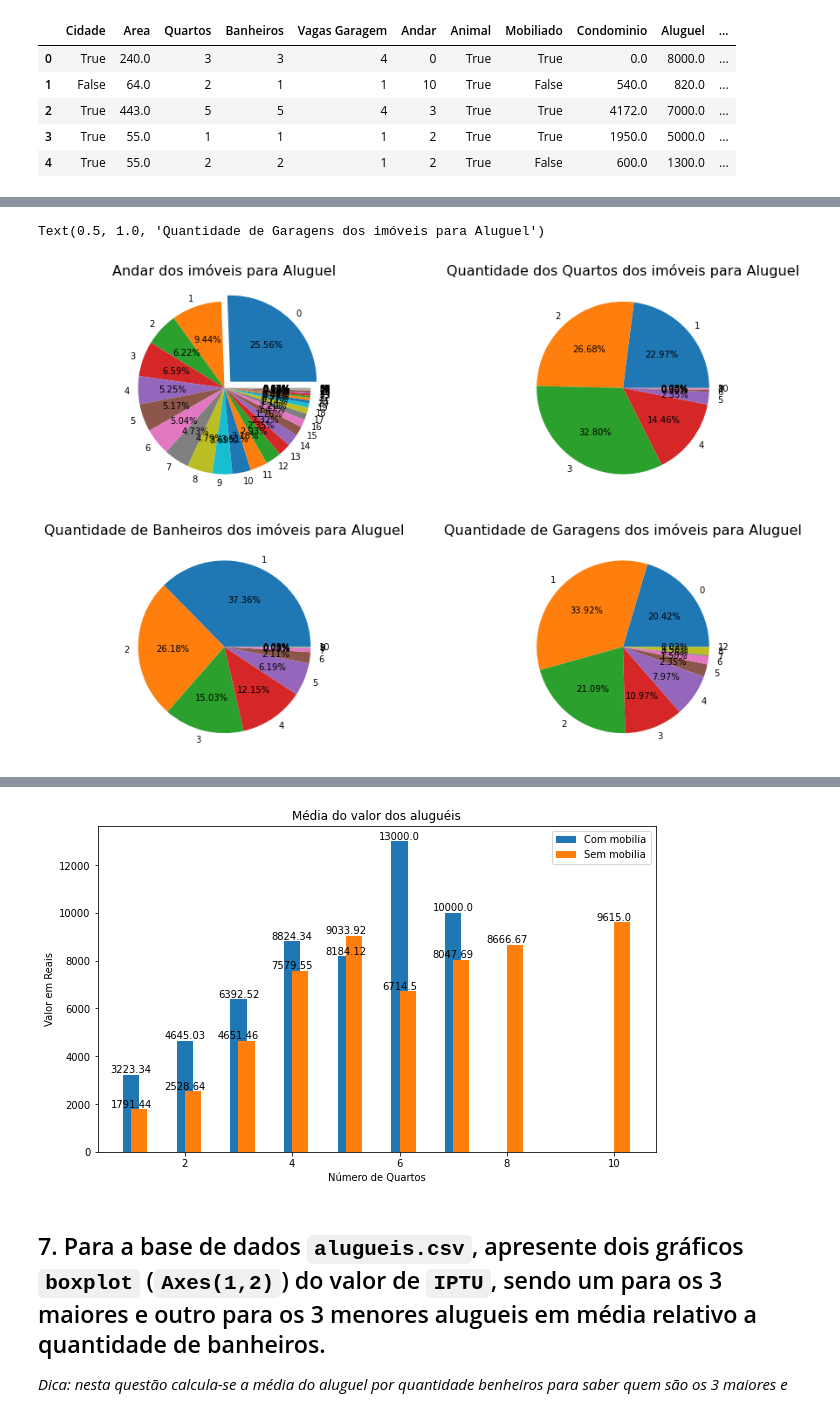
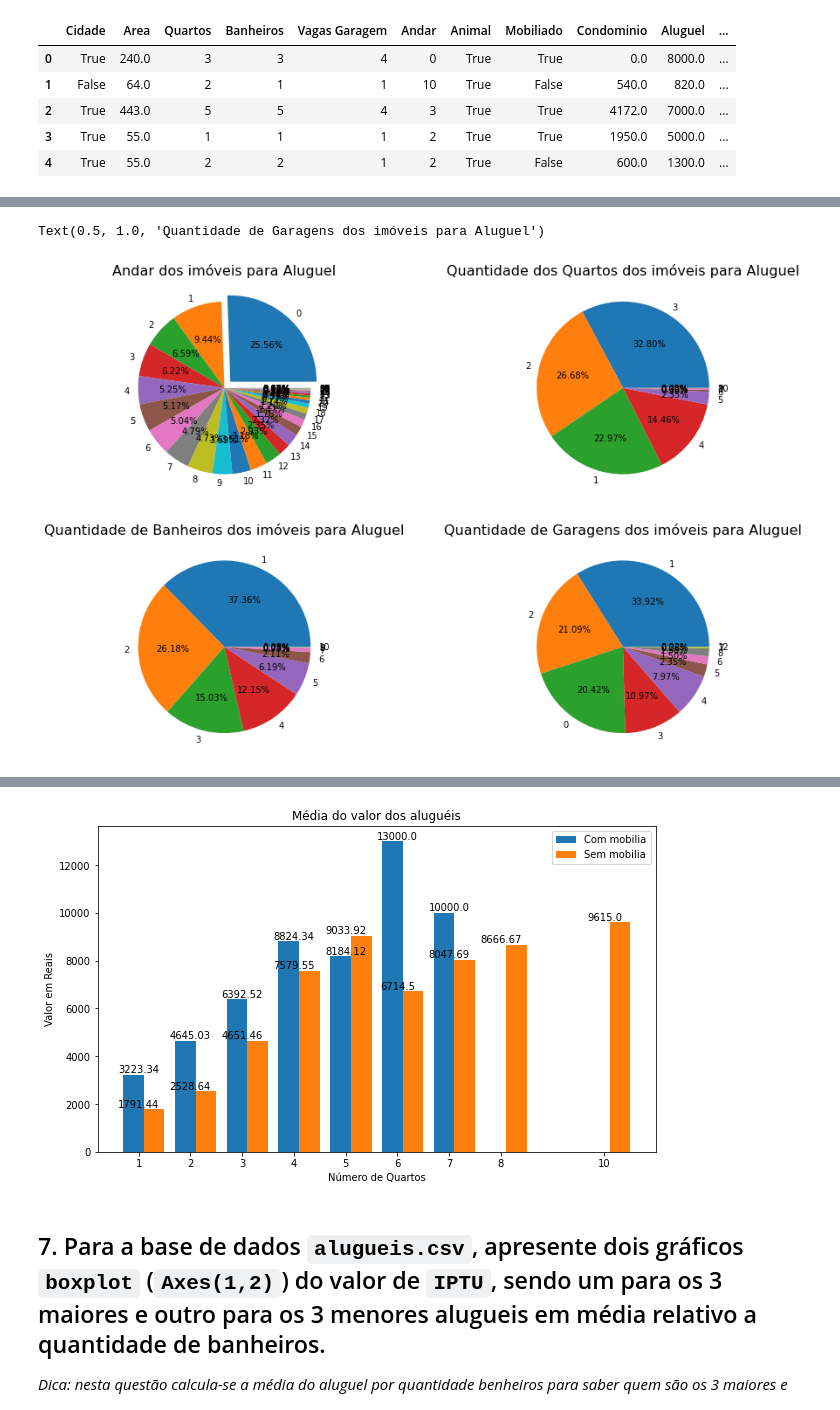
Before and after one commit to andressadarosa/TI2POD, a Jupyter notebook: TI2.ipynb, the cells around one changed output, grey strips where cells are left out. Saved outputs shown, nothing was run; the diff lists cells and outputs as text; code cells hidden in the pictures.

```diff
--- a/TI2.ipynb
+++ b/TI2.ipynb
@@ -299,14 +299,16 @@ fig, ax = plt.subplots(2, 2, figsize=(15, 10))
 # ANDAR
 labels_andar, values_andar = np.unique(alugueis['Andar'], return_counts=True) # np.unique retorna um tupla do número de andares (diferentes andares)
 # passo a tupla para o gráfico definindo o formato da porcentagem, também defino o explode
-ax[0, 0].pie(values_andar, labels=labels_andar, autopct="%.2f%%", explode = (labels_andar == min(labels_andar)) * 0.1)
+# direto nesta etapa também ordeno o os valores e depois faço a plotagem na ordem do maior para o menor
+ax[0, 0].pie(sorted(values_andar)[::-1], labels=labels_andar, autopct="%.2f%%", explode = (labels_andar == min(labels_andar)) * 0.1)
 ax[0, 0].set_title('Andar dos imóveis para Aluguel', fontsize = 16) # defino o título
 
 # repito o processo que foi explicado acima para todos os outros itens solicitados no enunciado
 
 # QUARTOS
 labels_quartos, values_quartos = np.unique(alugueis['Quartos'], return_counts=True)
-ax[0, 1].pie(values_quartos, labels=labels_quartos, autopct="%.2f%%")
+quartos = pd.Series(values_quartos, labels_quartos).sort_values(ascending=False)
+ax[0, 1].pie(quartos.values, labels = quartos.index, autopct="%.2f%%")
 ax[0, 1].set_title('Quantidade dos Quartos dos imóveis para Aluguel', fontsize = 16)
 
 # BANHEIROS
@@ -316,11 +318,16 @@ ax[1, 0].set_title('Quantidade de Banheiros dos imóveis para Aluguel', fontsize
 
 # VAGAS GARAGEM
 labels_garagem, values_garagem = np.unique(alugueis['Vagas Garagem'], return_counts=True)
-ax[1, 1].pie(values_garagem, labels=labels_garagem, autopct="%.2f%%")
+garagem = pd.Series(values_garagem, labels_garagem).sort_values(ascending=False)
+ax[1, 1].pie(garagem.values, labels = garagem.index, autopct="%.2f%%")
 ax[1, 1].set_title('Quantidade de Garagens dos imóveis para Aluguel', fontsize = 16)
+
+# para os gráficos quartos e garagens foi necessário ordenar de forma que ficasse como o resultado esperado
+# para isso utilizei a ordenação do próprio pandas, onde consigo manipular a ordenação dos valores e os indexs acompanham
+# referência: https://pandas.pydata.org/docs/reference/api/pandas.Series.sort_values.html
 # %% [output]
 Text(0.5, 1.0, 'Quantidade de Garagens dos imóveis para Aluguel')
-[figure, old version]
+[figure, new version]
 # %% [markdown]
 ## 6. Para a base de dados `alugueis.csv`, apresente um gráfico de barras com a média do valor dos aluguéis relativo ao número de quartos para os imóveis com e sem mobilia.
 
@@ -347,9 +354,7 @@ fig, ax = plt.subplots(figsize=(10, 6))
 x_dados = list(dict_com_mobilia.keys()) # as labels serão as achaves do dict
 y_dados = list(dict_com_mobilia.values())
 
-x1 = np.arange(len(x_dados))
-
-ax.bar(x_dados, y_dados, align='center', width = 0.3)
+ax.bar(np.array(x_dados)-0.1, y_dados, align='center', width = 0.4)
 
 for i in range(len(x_dados)):
     ax.annotate(y_dados[i],
@@ -358,37 +363,36 @@ for i in range(len(x_dados)):
                 xytext = (x_dados[i], y_dados[i]),
                 textcoords = 'data',
                 horizontalalignment = 'center',
                 verticalalignment = 'bottom'
                )
 
 # para os dados sem mobilia
 x_dados = list(dict_sem.keys())
 y_dados = list(dict_sem.values())
-ax.bar(x_dados, y_dados, align='edge', width = 0.3)
-
-x2 = np.arange(len(x_dados))
+ax.bar(np.array(x_dados)+0.1, y_dados, align='edge', width = 0.4)
 
 for i in range(len(x_dados)):
     ax.annotate(y_dados[i],
                 xy = (x_dados[i], y_dados[i]),
                 xycoords ='data',
                 xytext = (x_dados[i], y_dados[i]),
                 textcoords = 'data',
                 horizontalalignment = 'center',
                 verticalalignment = 'bottom'
                )
 
 # declarando as labels do gráfico
 plt.title('Média do valor dos aluguéis')
 plt.xlabel('Número de Quartos')
 plt.ylabel('Valor em Reais')
 # declarando a legenda
 plt.legend(('Com mobilia', 'Sem mobilia'))
+plt.xticks(x_dados) # seto a "label" do x. Referencia: https://matplotlib.org/3.1.1/gallery/lines_bars_and_markers/bar_stacked.html#sphx-glr-gallery-lines-bars-and-markers-bar-stacked-py
 plt.show()
 
 # Nota para o professor: nesta questão faltou apenas posicionar melhor as barras, eu tentei de várias formas mas sempre gerava algum erro. Infelizmente, não consegui!
 # %% [output]
-[figure, old version]
+[figure, new version]
 # %% [markdown]
 ## 7. Para a base de dados `alugueis.csv`, apresente dois gráficos `boxplot`  (`Axes(1,2)`) do valor de `IPTU`, sendo um para os 3 maiores e outro para os 3 menores alugueis em média relativo a quantidade de banheiros.
 
```
Also changed, not shown: parts of 1 cell of this notebook.
